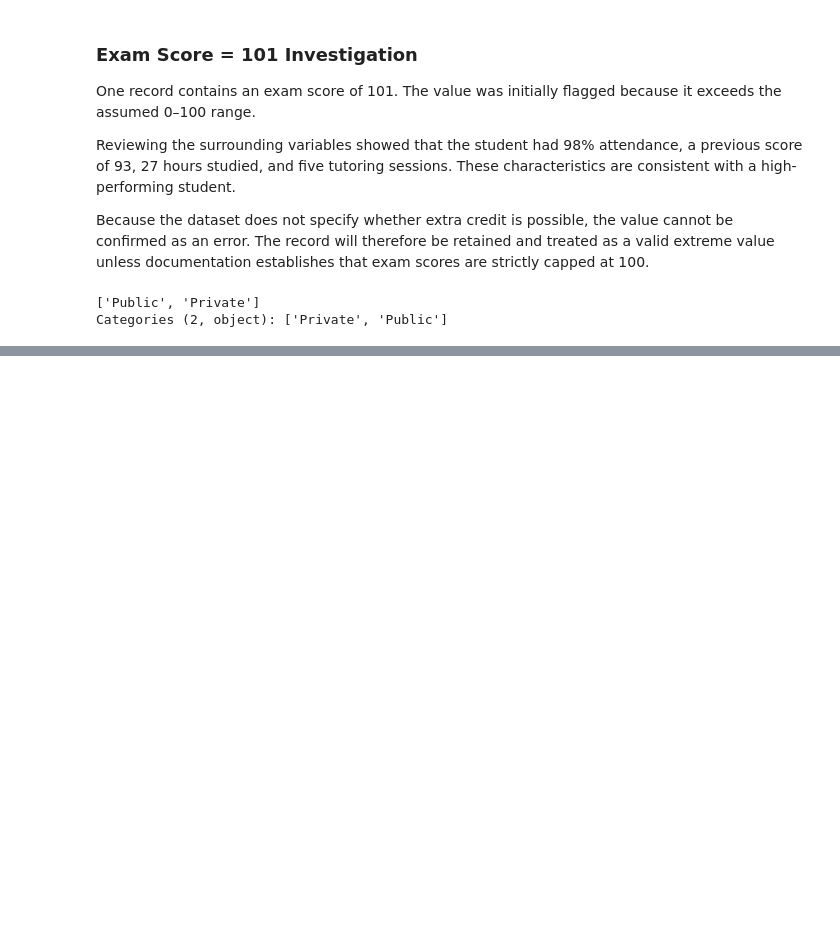
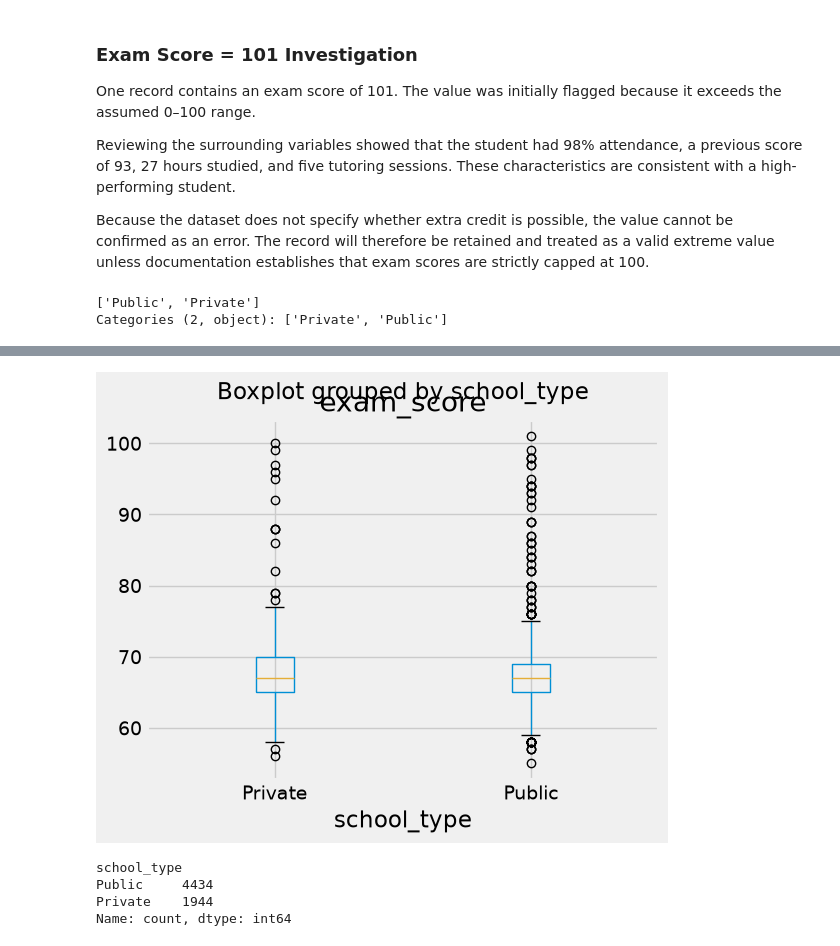
Before and after one commit to Sebastian-Saverino/school-analytics-report-practice, a Jupyter notebook: notebooks/data_explore.ipynb, the cells around one changed output, grey strips where cells are left out. Cells and saved outputs as stored; diff of their text form; code cells hidden in the pictures; blank space fills up the shorter version.

```diff
--- a/notebooks/data_explore.ipynb
+++ b/notebooks/data_explore.ipynb
@@ -274,0 +296,12 @@ Categories (2, object): ['Private', 'Public']
+# %%
+silver_df.boxplot(column="exam_score", by="school_type")
+plt.show()
+# %% [output]
+[figure, added]
+# %%
+silver_df["school_type"].value_counts()
+# %% [output]
+school_type
+Public     4434
+Private    1944
+Name: count, dtype: int64
```
Also changed, not shown: parts of 7 cells of this notebook, 1 other file.
